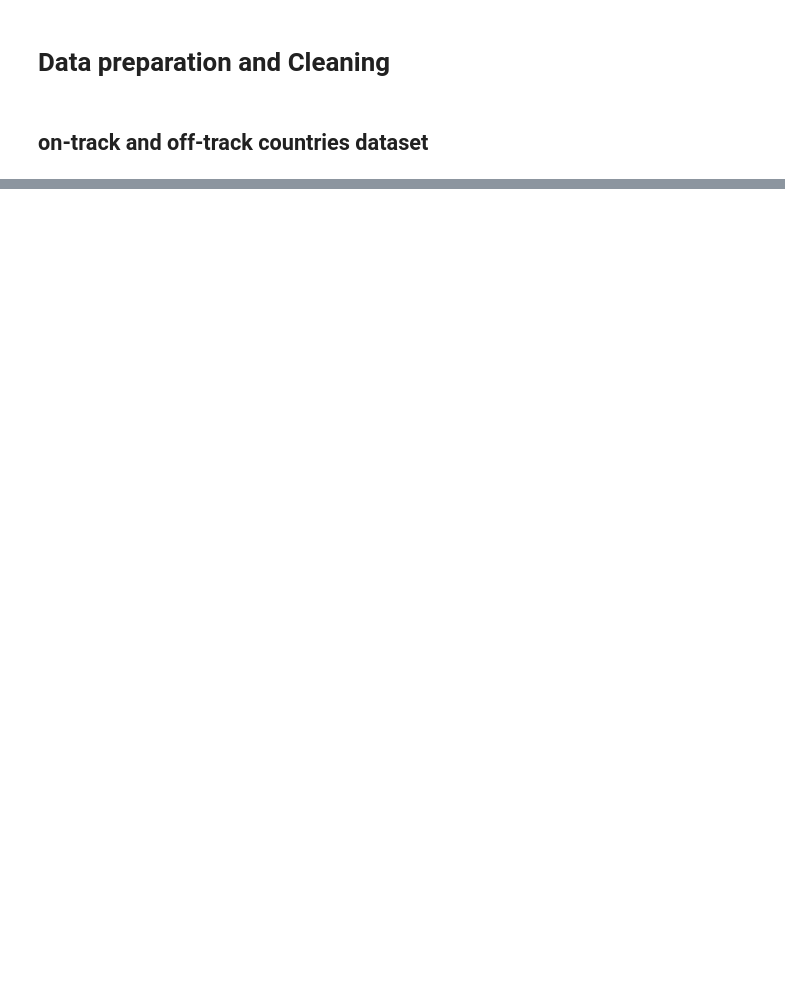
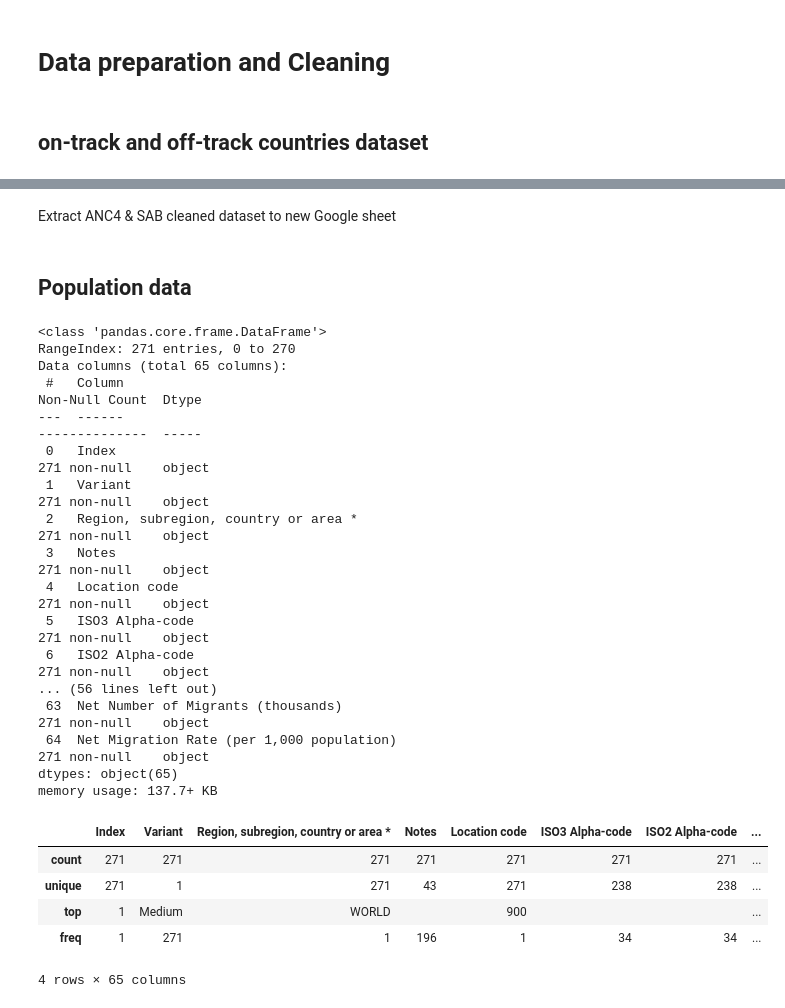
Before and after one commit to ShabibSaleh/DPAM-Nutrition, a Jupyter notebook: Population_weighted_coverage_of_health_services.ipynb, the cells around one changed output, grey strips where cells are left out. Cells and saved outputs as stored; diff of their text form; code cells hidden in the pictures; blank space fills up the shorter version.

```diff
--- a/Population_weighted_coverage_of_health_services.ipynb
+++ b/Population_weighted_coverage_of_health_services.ipynb
@@ -85,0 +256,2 @@ memory usage: 4.8+ KB
+# %% [markdown]
+Extract ANC4 & SAB cleaned dataset to new Google sheet
@@ -85,0 +268,39 @@ memory usage: 4.8+ KB
+# %% [markdown]
+## Population data
+# %%
+# Get a worksheet by name
+population_worksheet = spreadsheet.worksheet('Population data')
+
+# Get all values from the worksheet
+population_rows = population_worksheet.get_all_values()
+# %%
+# Checking the general information and structure of the ANC4 & SAB Data sheet
+population_df = pd.DataFrame.from_records(population_rows[1:],columns=population_rows[0])  # Skip header row
+population_df.info()
+
+# Summary statistics for numerical columns
+population_df.describe(include='all')
+# %% [output]
+<class 'pandas.core.frame.DataFrame'>
+RangeIndex: 271 entries, 0 to 270
+Data columns (total 65 columns):
+ #   Column                                                                                          Non-Null Count  Dtype
+---  ------                                                                                          --------------  -----
+ 0   Index                                                                                           271 non-null    object
+ 1   Variant                                                                                         271 non-null    object
+ 2   Region, subregion, country or area *                                                            271 non-null    object
+ 3   Notes                                                                                           271 non-null    object
+ 4   Location code                                                                                   271 non-null    object
+ 5   ISO3 Alpha-code                                                                                 271 non-null    object
+ 6   ISO2 Alpha-code                                                                                 271 non-null    object
+... (56 lines left out)
+ 63  Net Number of Migrants (thousands)                                                              271 non-null    object
+ 64  Net Migration Rate (per 1,000 population)                                                       271 non-null    object
+dtypes: object(65)
+memory usage: 137.7+ KB
+|  | Index | Variant | Region, subregion, country or area * | Notes | Location code | ISO3 Alpha-code | ISO2 Alpha-code | ... |
+| count | 271 | 271 | 271 | 271 | 271 | 271 | 271 | ... |
+| unique | 271 | 1 | 271 | 43 | 271 | 238 | 238 | ... |
+| top | 1 | Medium | WORLD |  | 900 |  |  | ... |
+| freq | 1 | 271 | 1 | 196 | 1 | 34 | 34 | ... |
+4 rows × 65 columns
```
Also changed, not shown: parts of 23 cells of this notebook.
